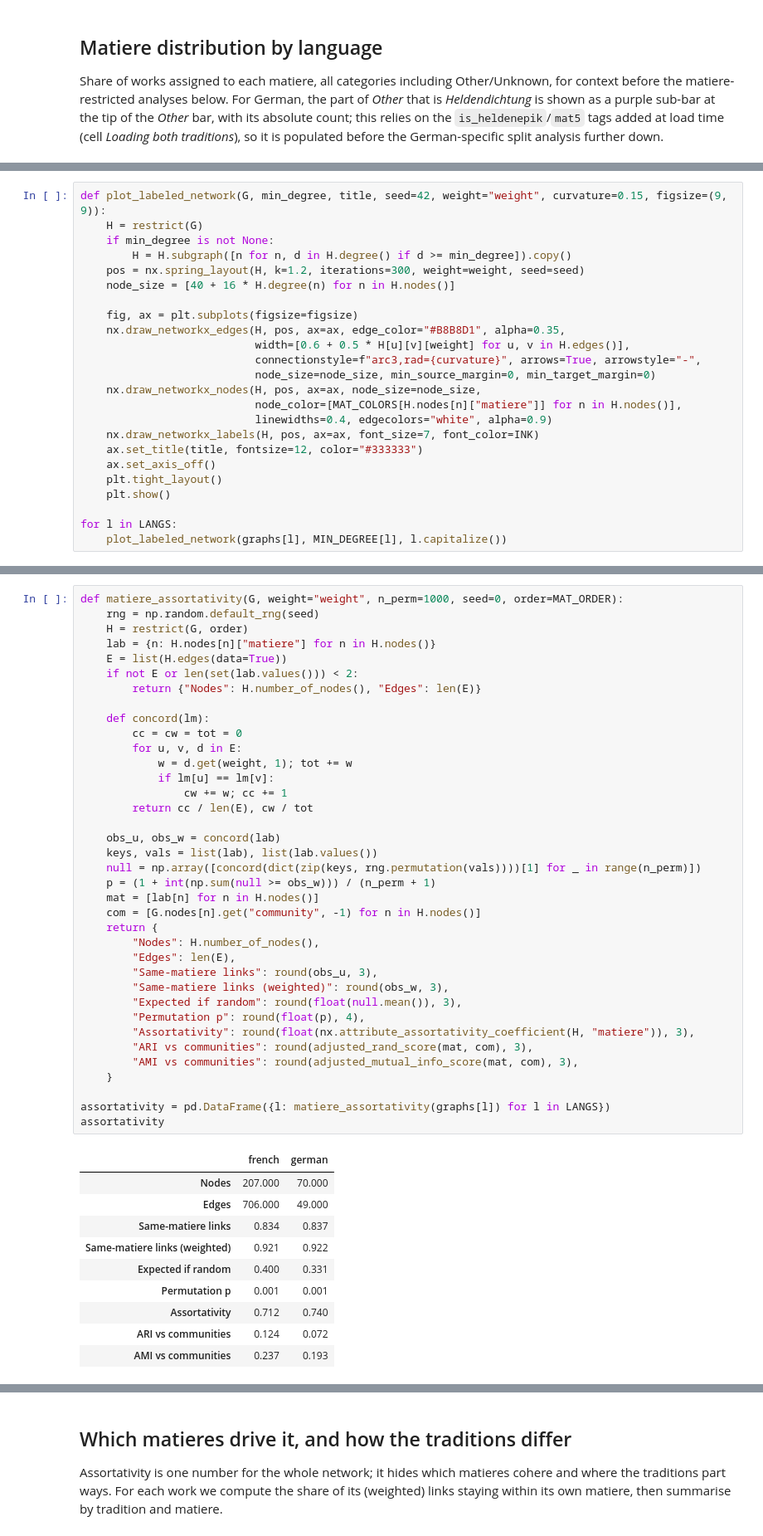
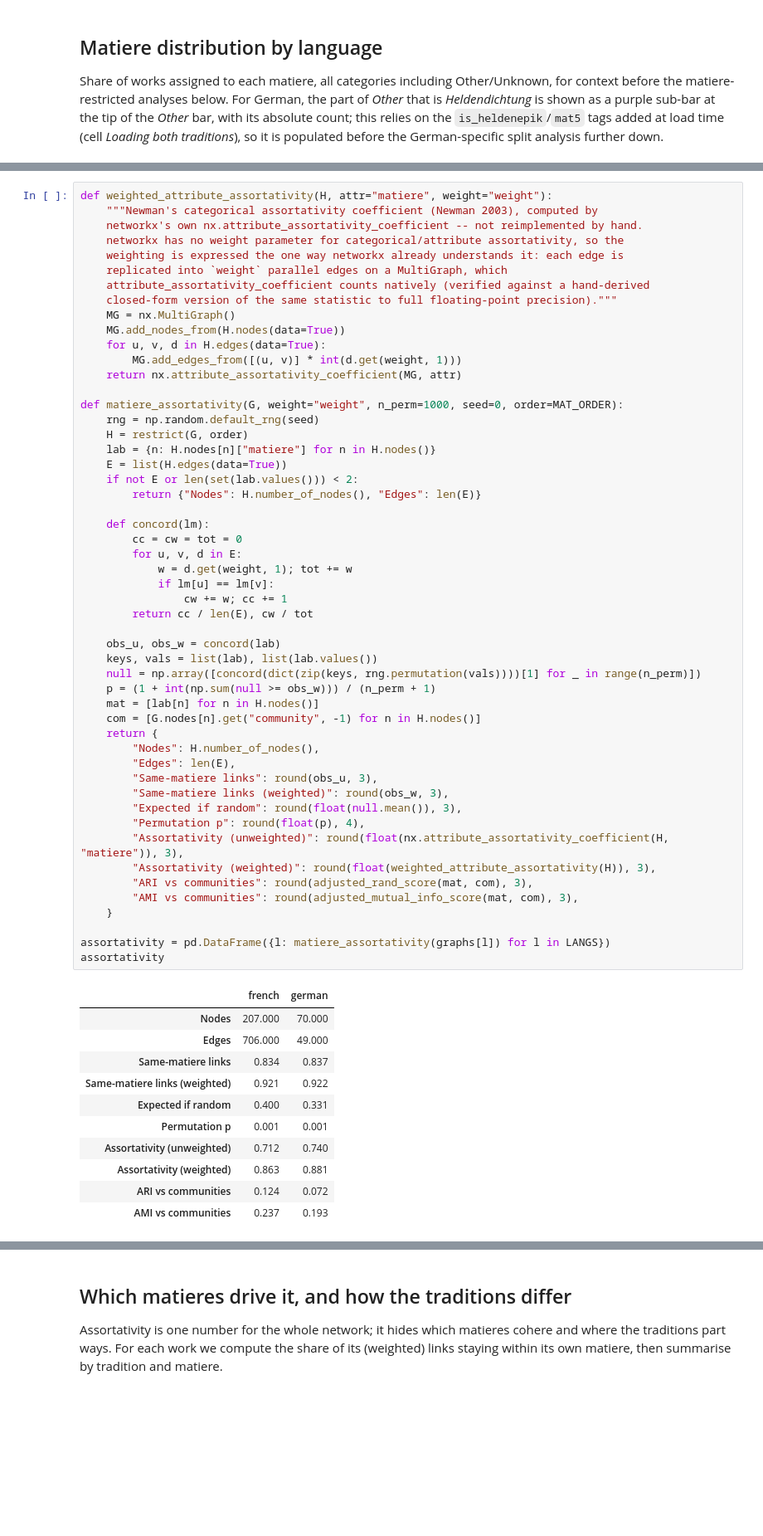
Before and after one commit to mikekestemont/mitueberlierung, a Jupyter notebook: 01-networks.ipynb, the cells around one changed output, grey strips where cells are left out. Shown at 83% size. Cells and saved outputs as stored; diff of their text form; blank space fills up the shorter version.

```diff
--- a/01-networks.ipynb
+++ b/01-networks.ipynb
@@ -438,24 +411,0 @@ The same restricted networks, one language at a time, with every node labelled b
-# %%
-def plot_labeled_network(G, min_degree, title, seed=42, weight="weight", curvature=0.15, figsize=(9, 9)):
-    H = restrict(G)
-    if min_degree is not None:
-        H = H.subgraph([n for n, d in H.degree() if d >= min_degree]).copy()
-    pos = nx.spring_layout(H, k=1.2, iterations=300, weight=weight, seed=seed)
-    node_size = [40 + 16 * H.degree(n) for n in H.nodes()]
-
-    fig, ax = plt.subplots(figsize=figsize)
-    nx.draw_networkx_edges(H, pos, ax=ax, edge_color="#B8B8D1", alpha=0.35,
-                           width=[0.6 + 0.5 * H[u][v][weight] for u, v in H.edges()],
-                           connectionstyle=f"arc3,rad={curvature}", arrows=True, arrowstyle="-",
-                           node_size=node_size, min_source_margin=0, min_target_margin=0)
-    nx.draw_networkx_nodes(H, pos, ax=ax, node_size=node_size,
-                           node_color=[MAT_COLORS[H.nodes[n]["matiere"]] for n in H.nodes()],
-                           linewidths=0.4, edgecolors="white", alpha=0.9)
-    nx.draw_networkx_labels(H, pos, ax=ax, font_size=7, font_color=INK)
-    ax.set_title(title, fontsize=12, color="#333333")
-    ax.set_axis_off()
-    plt.tight_layout()
-    plt.show()
-
-for l in LANGS:
-    plot_labeled_network(graphs[l], MIN_DEGREE[l], l.capitalize())
@@ -471,4 +462,18 @@ Restricted to Britain/France/Rome as above. `matiere_assortativity` reports the
 # %%
+def weighted_attribute_assortativity(H, attr="matiere", weight="weight"):
+    """Newman's categorical assortativity coefficient (Newman 2003), computed by
+    networkx's own nx.attribute_assortativity_coefficient -- not reimplemented by hand.
+    networkx has no weight parameter for categorical/attribute assortativity, so the
+    weighting is expressed the one way networkx already understands it: each edge is
+    replicated into `weight` parallel edges on a MultiGraph, which
+    attribute_assortativity_coefficient counts natively (verified against a hand-derived
+    closed-form version of the same statistic to full floating-point precision)."""
+    MG = nx.MultiGraph()
+    MG.add_nodes_from(H.nodes(data=True))
+    for u, v, d in H.edges(data=True):
+        MG.add_edges_from([(u, v)] * int(d.get(weight, 1)))
+    return nx.attribute_assortativity_coefficient(MG, attr)
+
 def matiere_assortativity(G, weight="weight", n_perm=1000, seed=0, order=MAT_ORDER):
     rng = np.random.default_rng(seed)
     H = restrict(G, order)
@@ -485,35 +490,37 @@ def matiere_assortativity(G, weight="weight", n_perm=1000, seed=0, order=MAT_ORD
                 cw += w; cc += 1
         return cc / len(E), cw / tot
 
     obs_u, obs_w = concord(lab)
     keys, vals = list(lab), list(lab.values())
     null = np.array([concord(dict(zip(keys, rng.permutation(vals))))[1] for _ in range(n_perm)])
     p = (1 + int(np.sum(null >= obs_w))) / (n_perm + 1)
     mat = [lab[n] for n in H.nodes()]
     com = [G.nodes[n].get("community", -1) for n in H.nodes()]
     return {
         "Nodes": H.number_of_nodes(),
         "Edges": len(E),
         "Same-matiere links": round(obs_u, 3),
         "Same-matiere links (weighted)": round(obs_w, 3),
         "Expected if random": round(float(null.mean()), 3),
         "Permutation p": round(float(p), 4),
-        "Assortativity": round(float(nx.attribute_assortativity_coefficient(H, "matiere")), 3),
+        "Assortativity (unweighted)": round(float(nx.attribute_assortativity_coefficient(H, "matiere")), 3),
+        "Assortativity (weighted)": round(float(weighted_attribute_assortativity(H)), 3),
         "ARI vs communities": round(adjusted_rand_score(mat, com), 3),
         "AMI vs communities": round(adjusted_mutual_info_score(mat, com), 3),
     }
 
 assortativity = pd.DataFrame({l: matiere_assortativity(graphs[l]) for l in LANGS})
 assortativity
 # %% [output]
 |  | french | german |
 | Nodes | 207.000 | 70.000 |
 | Edges | 706.000 | 49.000 |
 | Same-matiere links | 0.834 | 0.837 |
 | Same-matiere links (weighted) | 0.921 | 0.922 |
 | Expected if random | 0.400 | 0.331 |
 | Permutation p | 0.001 | 0.001 |
-| Assortativity | 0.712 | 0.740 |
+| Assortativity (unweighted) | 0.712 | 0.740 |
+| Assortativity (weighted) | 0.863 | 0.881 |
 | ARI vs communities | 0.124 | 0.072 |
 | AMI vs communities | 0.237 | 0.193 |
 # %% [markdown]
```
Also changed, not shown: parts of 22 cells of this notebook, 2 other files.
